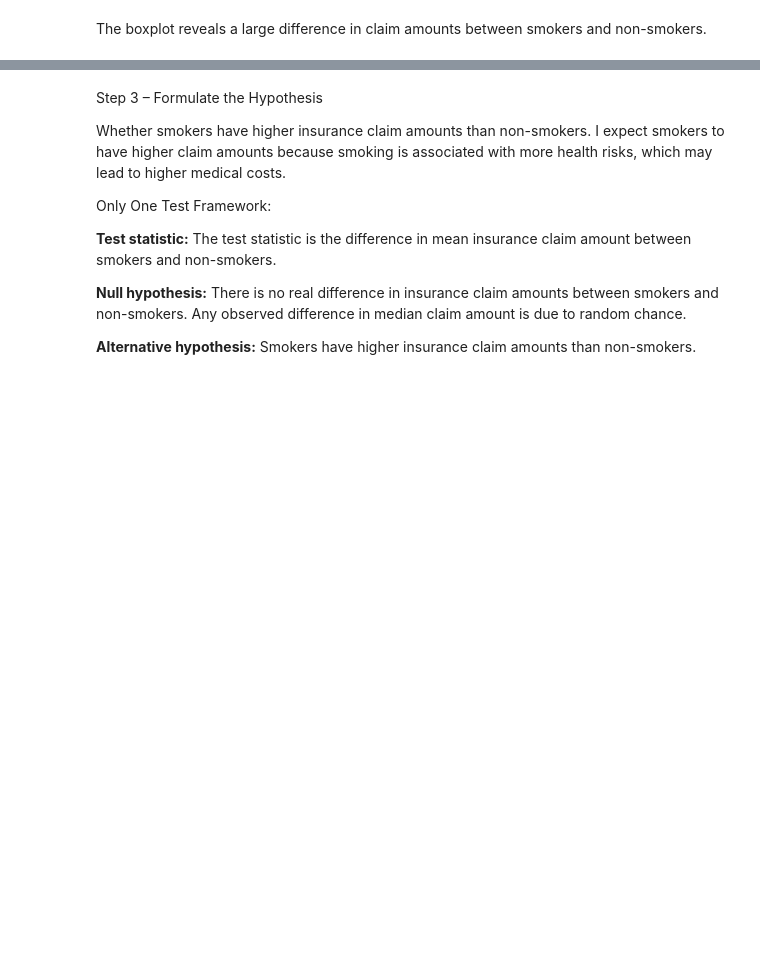
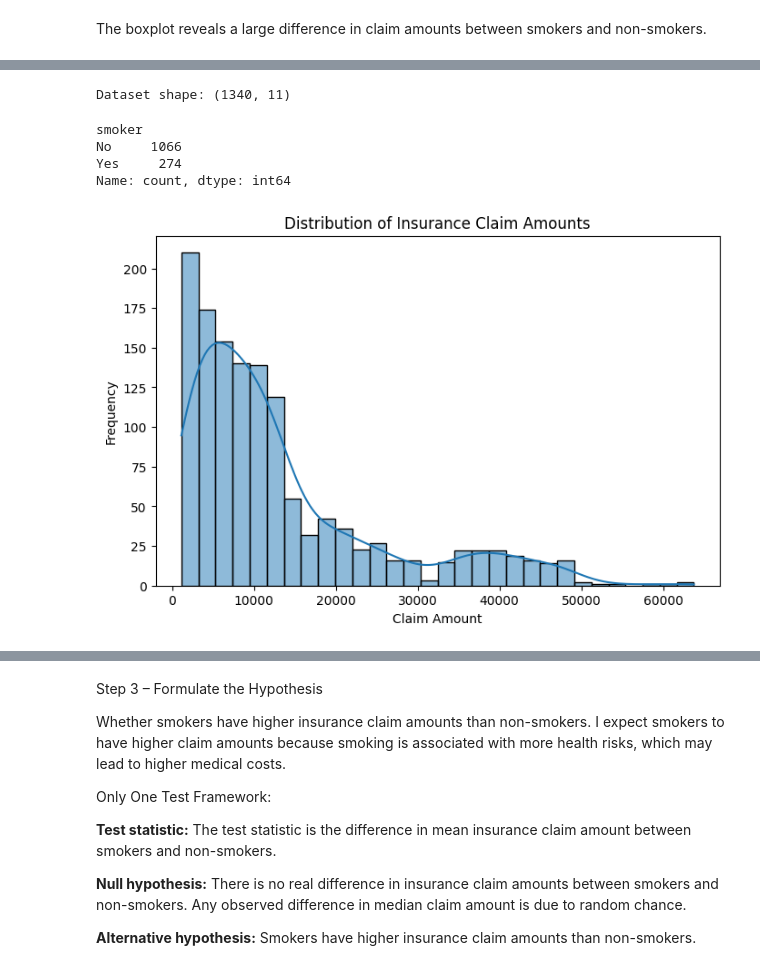
Before and after one commit to RyanChen1002/insurance-claim-analysis, a Jupyter notebook: Insurance_Claim_Analysis.ipynb, the cells around one changed output, grey strips where cells are left out. Drawn from its saved outputs; the diff is of its cells as text; code cells hidden in the pictures; blank space fills up the shorter version.

```diff
--- a/Insurance_Claim_Analysis.ipynb
+++ b/Insurance_Claim_Analysis.ipynb
@@ -74,0 +72,19 @@ dtype: int64
+# %%
+print("Dataset shape:", insurance.shape)
+display(insurance["smoker"].value_counts())
+# %% [output]
+Dataset shape: (1340, 11)
+smoker
+No     1066
+Yes     274
+Name: count, dtype: int64
+# %%
+#Claim amount distribution
+plt.figure(figsize=(8,5))
+sns.histplot(insurance["claim"], bins=30, kde=True)
+plt.xlabel("Claim Amount")
+plt.ylabel("Frequency")
+plt.title("Distribution of Insurance Claim Amounts")
+plt.show()
+# %% [output]
+[figure, added]
```
Also changed, not shown: parts of 15 cells of this notebook.
